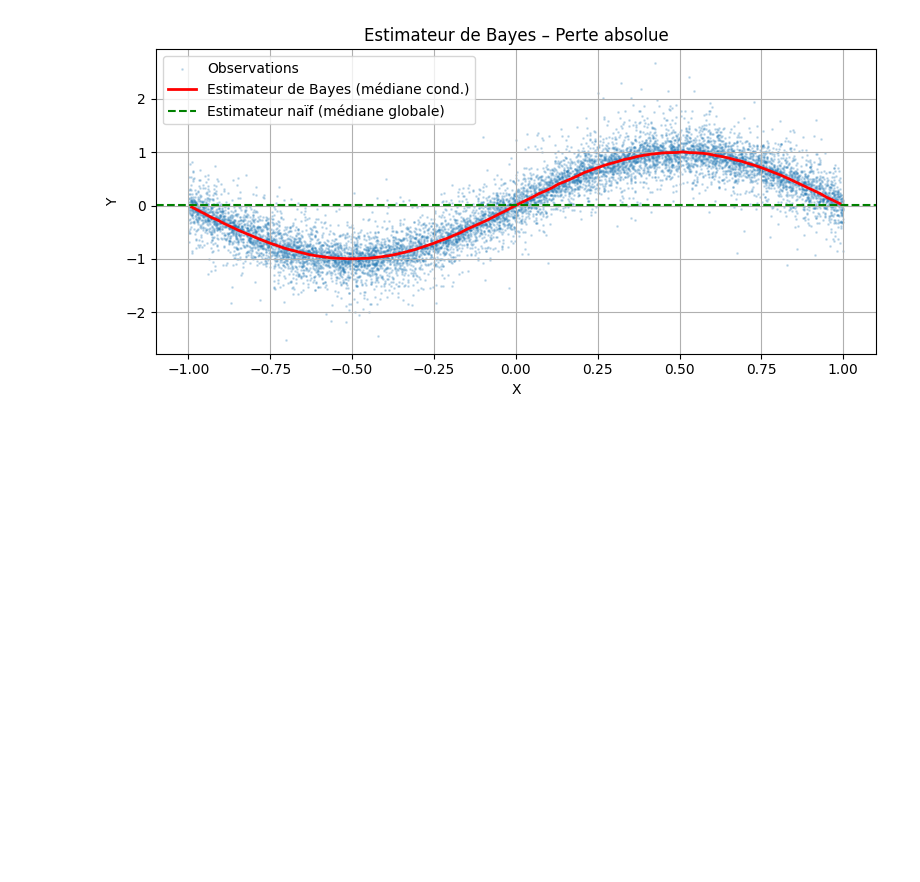
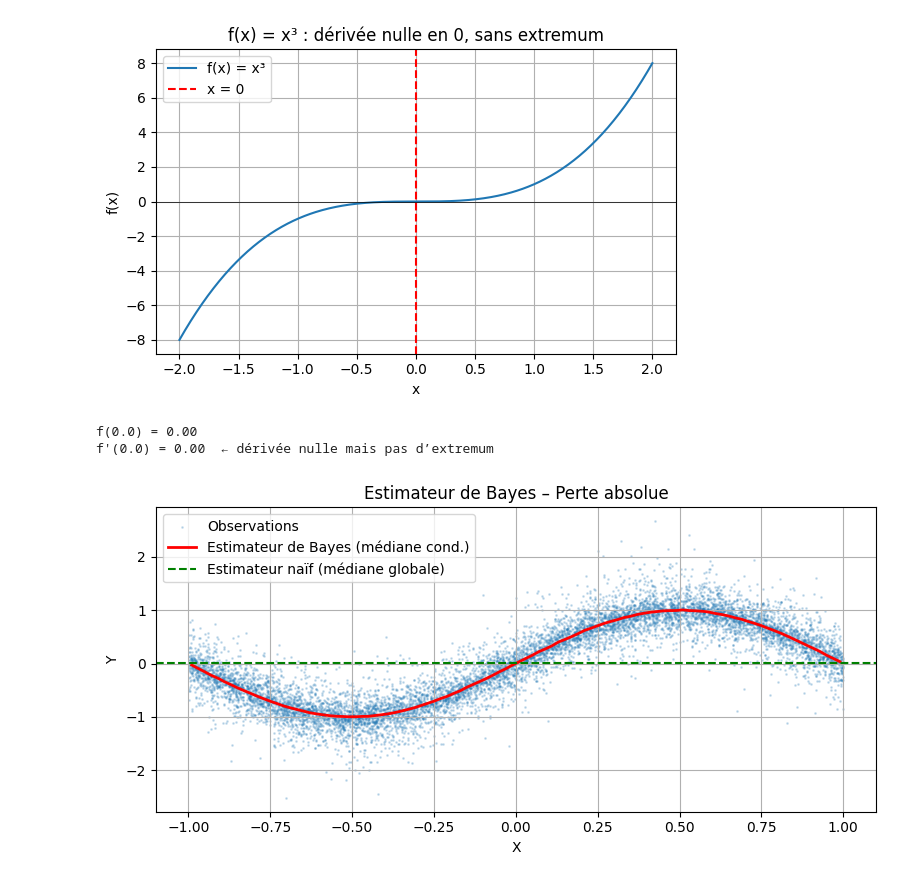
Before and after one commit to Rayandri/FTML-Epita-, a Jupyter notebook: exo_02_absolute_loss/absolute_loss_bayes.ipynb, the cells around one changed output. Saved outputs shown, nothing was run; the diff lists cells and outputs as text; code cells hidden in the pictures; blank space fills up the shorter version.

```diff
--- a/exo_02_absolute_loss/absolute_loss_bayes.ipynb
+++ b/exo_02_absolute_loss/absolute_loss_bayes.ipynb
@@ -1,3 +1,43 @@
+# %%
+"""
+🔹 CELLULE 0 – Fonction dérivable avec dérivée nulle sans extremum local
+On considère f(x) = x³. Cette fonction a une dérivée nulle en x = 0, mais ce n’est ni un minimum ni un maximum local.
+"""
+
+import numpy as np
+import matplotlib.pyplot as plt
+
+# Définition de la fonction et de sa dérivée
+def f(x):
+    return x**3
+
+def f_prime(x):
+    return 3 * x**2
+
+# Visualisation autour de x = 0
+x_vals = np.linspace(-2, 2, 500)
+y_vals = f(x_vals)
+
+plt.figure(figsize=(6, 4))
+plt.plot(x_vals, y_vals, label="f(x) = x³")
+plt.axvline(0, color='red', linestyle='--', label="x = 0")
+plt.axhline(0, color='black', linewidth=0.5)
+plt.title("f(x) = x³ : dérivée nulle en 0, sans extremum")
+plt.xlabel("x")
+plt.ylabel("f(x)")
+plt.legend()
+plt.grid(True)
+plt.tight_layout()
+plt.show()
+
+# Vérification numérique
+x0 = 0.0
+print(f"f({x0}) = {f(x0):.2f}")
+print(f"f'({x0}) = {f_prime(x0):.2f}  ← dérivée nulle mais pas d’extremum")
+# %% [output]
+[figure, added]
+f(0.0) = 0.00
+f'(0.0) = 0.00  ← dérivée nulle mais pas d’extremum
 # %%
 """
 🔹 CELLULE 1 – Simulation de données bruitées (Loi de Laplace)
```
Also changed, not shown: 4 other files.
